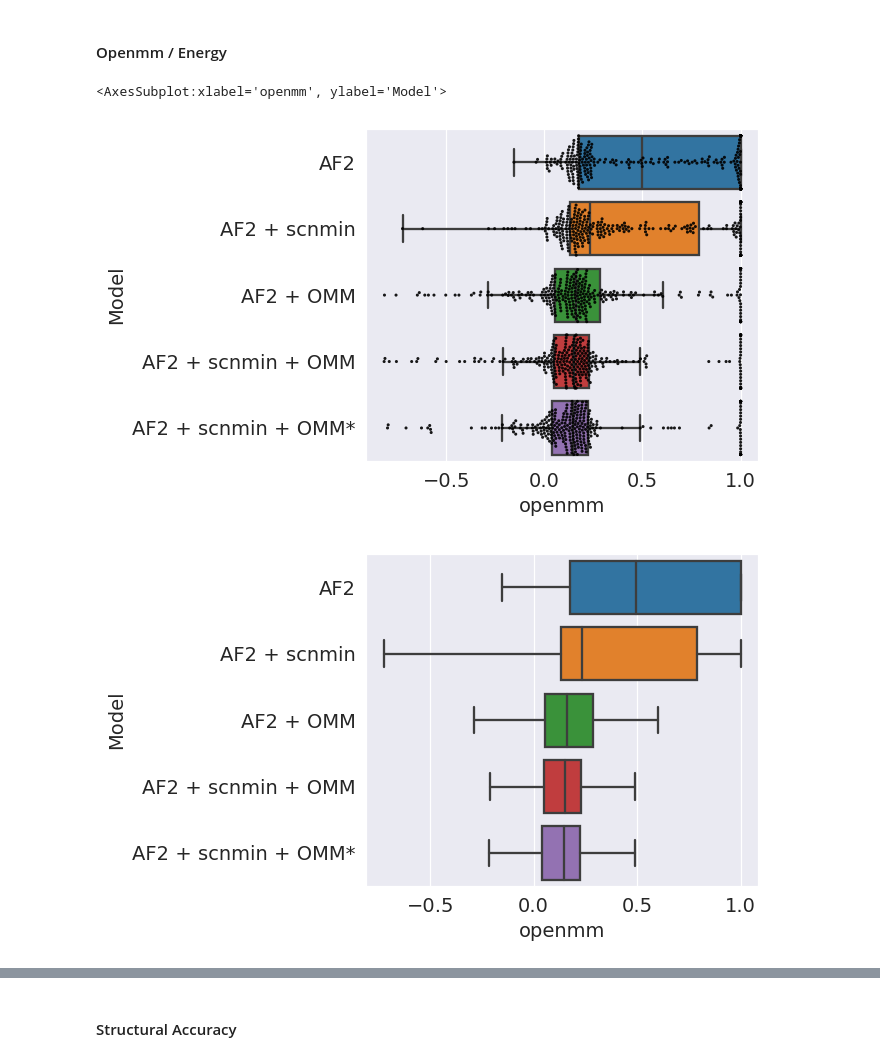
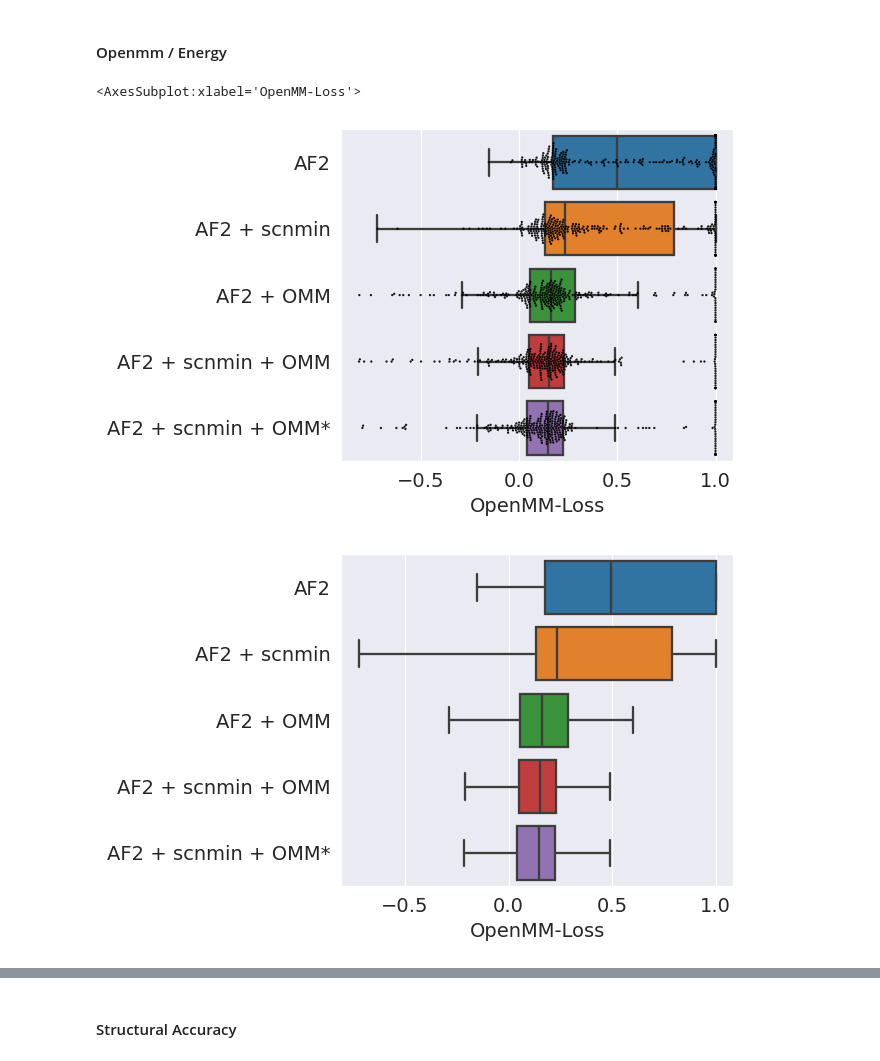
Before and after one commit to jonathanking/openfold, a Jupyter notebook: jk_research/evaluations/230731/230731_relax_plots.ipynb, the cells around one changed output, grey strips where cells are left out. Drawn from its saved outputs; the diff is of its cells as text; code cells hidden in the pictures.

```diff
--- a/jk_research/evaluations/230731/230731_relax_plots.ipynb
+++ b/jk_research/evaluations/230731/230731_relax_plots.ipynb
@@ -487,10 +487,15 @@ def make_nbarplot(dfs, df_names, metric, dataset_split, hue=None, hue_is_y=False
         metric_title = "MolProbity Score"
     elif metric == "pct_rank":
         metric_title = "Clash Score Percentile"
+    elif metric in ["openmm", "openmm_unscaled"]:
+        metric_title = "OpenMM-Loss"
     else:
         metric_title = metric
 
     plt.xlabel(metric_title);
+
+    # Remove y label
+    ax.set_ylabel('')
 
     # Set the title of the plot to be the metric and the dataset split
     if add_split:
@@ -801,10 +862,10 @@ make_nbarplot((dfs['AF2']['combined']['test_pred'],
               'AF2 + scnmin + OMM*',),
               "openmm",
               "test",
-              dotsize=2,
+              dotsize=1.5,
               fliers=False,
               title_suffix="",
-              save_prefix="clash_UR",
+              save_prefix="openmm_UR",
               swarm=True,
               violin=False)
 
@@ -819,33 +880,33 @@ make_nbarplot((dfs['AF2']['combined']['test_pred'],
               'AF2 + scnmin + OMM',
               'AF2 + scnmin + OMM*',),
               "openmm",
               "test",
               dotsize=2,
               fliers=False,
               title_suffix="",
               save_prefix="clash_UR",
               swarm=False,
               violin=False)
 
 make_nbarplot((dfs['AF2']['combined']['test_pred'],
             #    dfs['AF2 + scnmin']['combined']['test_pred'],
             #    dfs['AF2 + OMM']['combined']['test_pred'],
             #    dfs['AF2 + scnmin + OMM']['combined']['test_pred'],
                dfs['AF2 + scnmin + OMM*']['combined']['test_pred'],),
               ('AF2',
             #   'AF2 + scnmin',
             #   'AF2 + OMM',
             #   'AF2 + scnmin + OMM',
               'AF2 + scnmin + OMM*',),
               "openmm",
               "test",
               dotsize=2.4,
               fliers=False,
               title_suffix="",
               save_prefix="clash_UR",
               swarm=False,
               violin=False)
 # %% [output]
-<AxesSubplot:xlabel='openmm', ylabel='Model'>
+<AxesSubplot:xlabel='OpenMM-Loss'>
-[figure, old version]
+[figure, new version]
-[figure, old version]
+[figure, new version]
```
Also changed, not shown: parts of 15 cells of this notebook, 13 other files.
